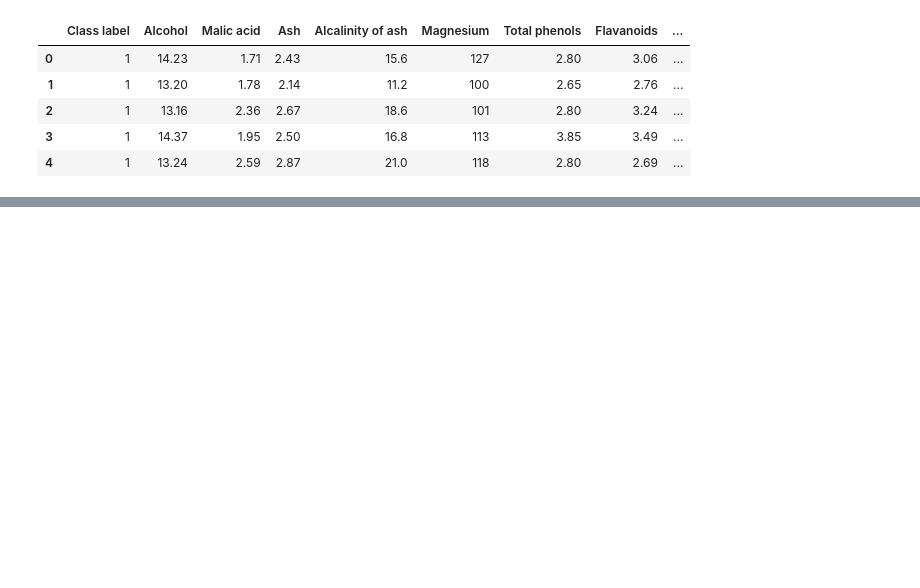
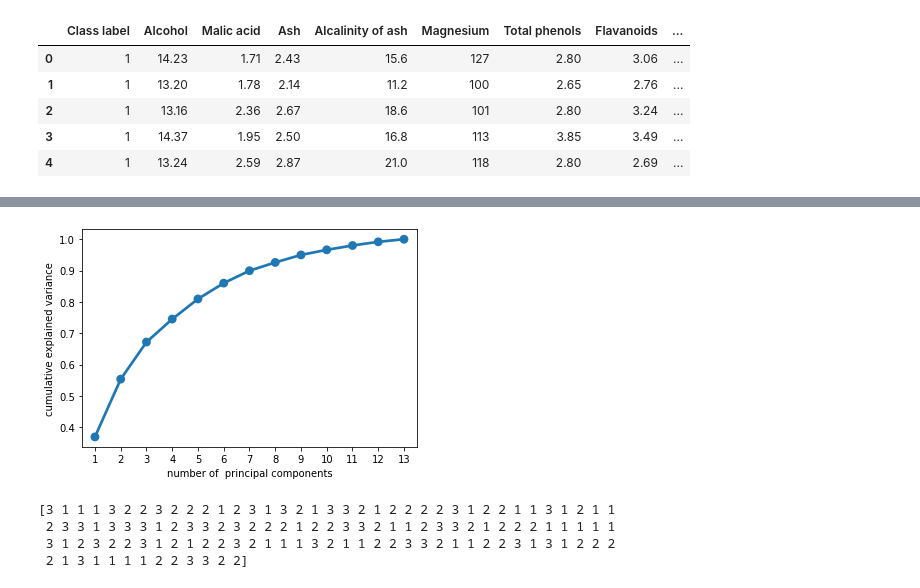
Before and after one commit to marcelcastrobr/notebooks, a Jupyter notebook: _notebooks/2021-09-21-PCA.ipynb, the cells around one changed output, grey strips where cells are left out. Drawn from its saved outputs; the diff is of its cells as text; code cells hidden in the pictures; blank space fills up the shorter version.

```diff
--- a/_notebooks/2021-09-21-PCA.ipynb
+++ b/_notebooks/2021-09-21-PCA.ipynb
@@ -68,0 +174,26 @@ X_train, X_test, y_train, y_test = \
+# %%
+from sklearn.decomposition import PCA
+
+# Instantiate PCA without specifying number of components
+pca_all = PCA()
+
+# Fit to scaled data
+pca_all.fit(X_train_std)
+
+# Save cumulative explained variance
+cum_var = (np.cumsum(pca_all.explained_variance_ratio_))
+n_comp = [i for i in range(1, pca_all.n_components_ + 1)]
+
+# Plot cumulative variance
+ax = sns.pointplot(x=n_comp, y=cum_var)
+ax.set(xlabel='number of  principal components', ylabel='cumulative explained variance')
+plt.show()
+# %% [output]
+[figure, added]
+# %%
+print(y_train)
+# %% [output]
+[3 1 1 1 3 2 2 3 2 2 2 1 2 3 1 3 2 1 3 3 2 1 2 2 2 2 3 1 2 2 1 1 3 1 2 1 1
+ 2 3 3 1 3 3 3 1 2 3 3 2 3 2 2 2 1 2 2 3 3 2 1 1 2 3 3 2 1 2 2 2 1 1 1 1 1
+ 3 1 2 3 2 2 3 1 2 1 2 2 3 2 1 1 1 3 2 1 1 2 2 3 3 2 1 1 2 2 3 1 3 1 2 2 2
+ 2 1 3 1 1 1 1 2 2 3 3 2 2]
```
Also changed, not shown: parts of 20 cells of this notebook.
